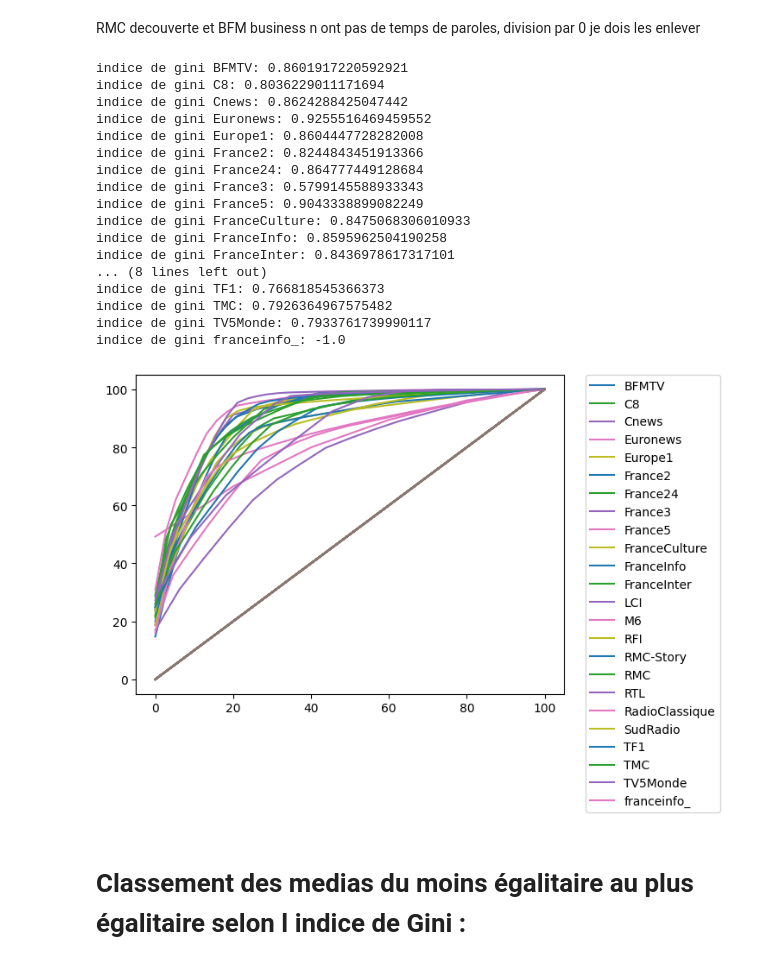
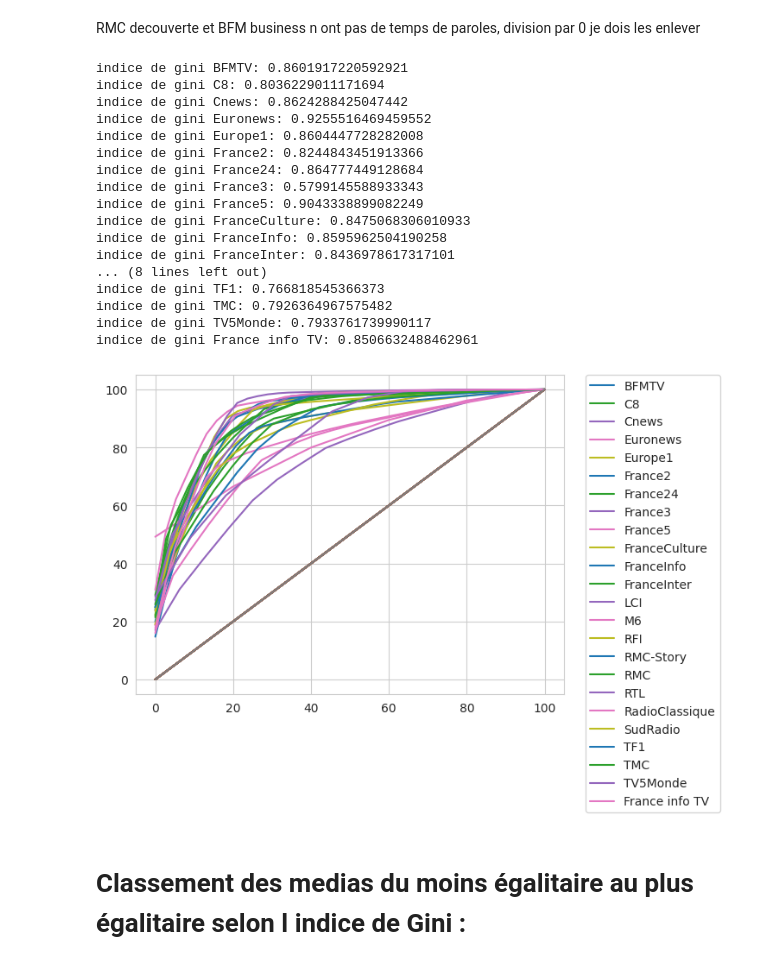
Before and after one commit to barrmath/temps_paroles_EU2024, a Jupyter notebook: Analyse_graph.ipynb, the cells around one changed output. Drawn from its saved outputs; the diff is of its cells as text; code cells hidden in the pictures.

Commit message:
mis un style whitegrid + explication indice de Gini

```diff
--- a/Analyse_graph.ipynb
+++ b/Analyse_graph.ipynb
@@ -10,6 +10,9 @@ import fonction.perso_stats as perso_stats
 # %%
 #import donnée
 eu2024 = pd.read_csv('donnee_contruite/temps_paroles_EU2024.csv')
+# %%
+#style graphique
+sns.set_style('whitegrid')
 # %% [markdown]
 Vue générale :<br>
 20 % des interventions sur toute les chaines font 80% des temps de paroles.<br>
@@ -61,6 +67,7 @@ liste_media
 RMC decouverte et BFM business n ont pas de temps de paroles, division par 0 je dois les enlever
 # %%
 fig,ax =plt.subplots()
+# selectionne les media voulu sur le graphe. BFM business et RMC decouverte on des donnée vide provoquant une division par 0
 liste_media=[#'BFMBusiness',
  'BFMTV',
  'C8',
@@ -86,36 +93,36 @@ liste_media=[#'BFMBusiness',
  'TF1',
  'TMC',
  'TV5Monde',
- 'franceinfo_'
+ 'France info TV'
  ]
 
 dico_gini_media = {}
 for media in liste_media:
     data=eu2024[eu2024['Nom du media']==media]
     indice = perso_stats.courbe_Lorentz(plt_ax=ax,df=data,colonne='Durée en seconde',label=media)
     print('indice de gini '+media+':',indice)
     dico_gini_media[media] = float(indice)
     ax.legend(bbox_to_anchor=(1.05, 1),
                          loc='upper left', borderaxespad=0.)
 # %% [output]
 indice de gini BFMTV: 0.8601917220592921
 indice de gini C8: 0.8036229011171694
 indice de gini Cnews: 0.8624288425047442
 indice de gini Euronews: 0.9255516469459552
 indice de gini Europe1: 0.8604447728282008
 indice de gini France2: 0.8244843451913366
 indice de gini France24: 0.864777449128684
 indice de gini France3: 0.5799145588933343
 indice de gini France5: 0.9043338899082249
 indice de gini FranceCulture: 0.8475068306010933
 indice de gini FranceInfo: 0.8595962504190258
 indice de gini FranceInter: 0.8436978617317101
 ... (8 lines left out)
 indice de gini TF1: 0.766818545366373
 indice de gini TMC: 0.7926364967575482
 indice de gini TV5Monde: 0.7933761739990117
-indice de gini franceinfo_: -1.0
+indice de gini France info TV: 0.8506632488462961
-[figure, old version]
+[figure, new version]
 # %% [markdown]
 # Classement des medias du moins égalitaire au plus égalitaire selon l indice de Gini :
 # %%
```
Also changed, not shown: parts of 7 cells of this notebook, 1 other file.
